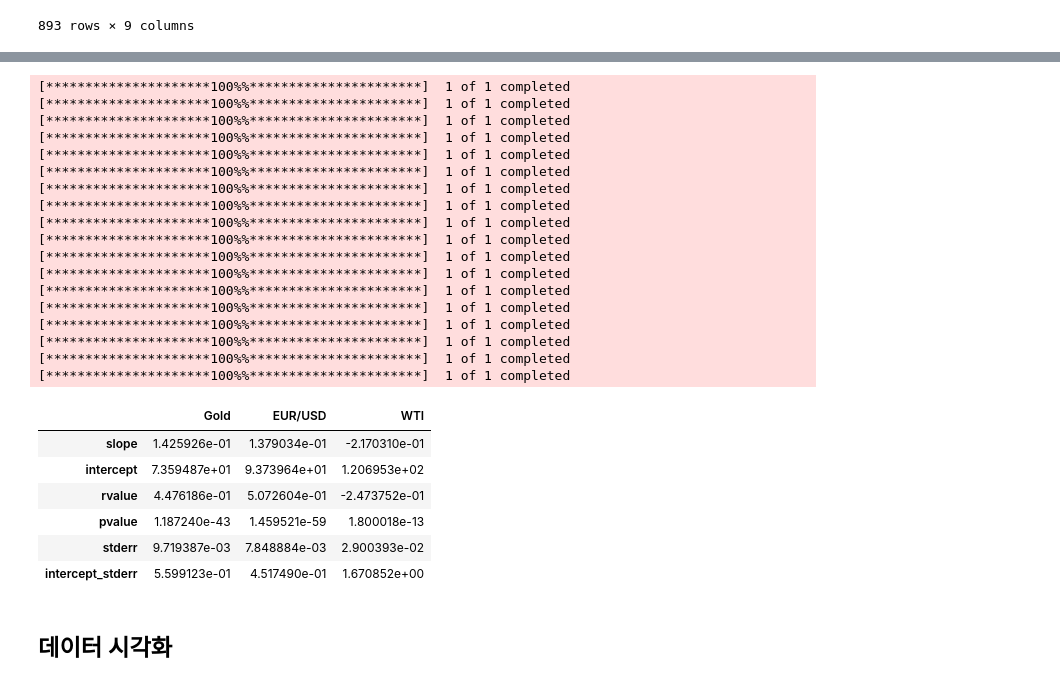
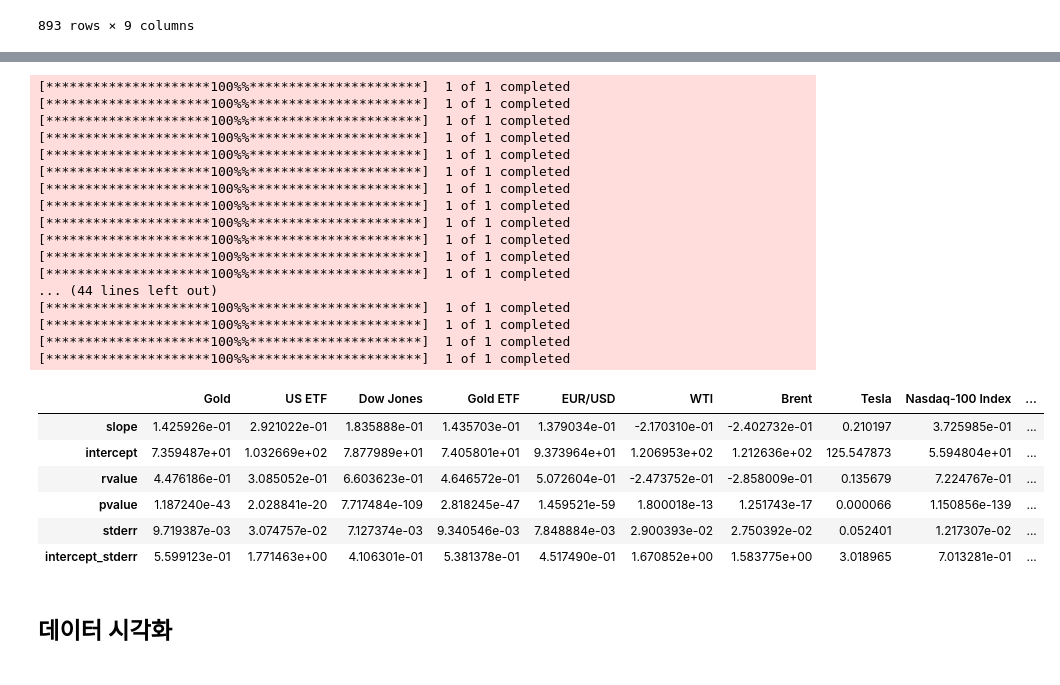
Before and after one commit to Ahram-Jeong/data-analysis-project, a Jupyter notebook: notebooks/BitcoinDataAnalysisV2_2021_2024.ipynb, the cells around one changed output, grey strips where cells are left out. Cells and saved outputs as stored; diff of their text form; code cells hidden in the pictures.

```diff
--- a/notebooks/BitcoinDataAnalysisV2_2021_2024.ipynb
+++ b/notebooks/BitcoinDataAnalysisV2_2021_2024.ipynb
@@ -168,38 +179,46 @@ ticker
 # %%
 # 선형 회귀 계수 산출
+# 안전 자산, 안정적 자산
 gold_lin = lin_data(gold, start_date, end_date)
+us_etf_lin = lin_data("TLT", start_date, end_date)
+dj_lin = lin_data("^DJI", start_date, end_date)
+gold_etf_lin = lin_data("GLD", start_date, end_date)
 usd_lin = lin_data(usd, start_date, end_date)
+# 위험 자산
 wti_lin = lin_data(wti, start_date, end_date)
+brent_lin = lin_data("BZ=F", start_date, end_date)
+tsla_lin = lin_data("TSLA", start_date, end_date)
+nasdq_lin = lin_data("QQQ", start_date, end_date)
+em_etf_lin = lin_data("EEM", start_date, end_date)
 
-df_lin = pd.concat([gold_lin, usd_lin, wti_lin], axis = 1)
-df_lin.columns = ["Gold", "EUR/USD", "WTI"]
+df_lin = pd.concat([gold_lin, us_etf_lin, dj_lin, gold_etf_lin, usd_lin, wti_lin, brent_lin, tsla_lin, nasdq_lin, em_etf_lin], axis = 1)
+df_lin.columns = ["Gold", "US ETF", "Dow Jones", "Gold ETF", "EUR/USD", "WTI", "Brent", "Tesla", "Nasdaq-100 Index", "Emerging Markets ETF"]
 df_lin
 # %% [output]
 [*********************100%%**********************]  1 of 1 completed
 [*********************100%%**********************]  1 of 1 completed
 [*********************100%%**********************]  1 of 1 completed
 [*********************100%%**********************]  1 of 1 completed
 [*********************100%%**********************]  1 of 1 completed
 [*********************100%%**********************]  1 of 1 completed
 [*********************100%%**********************]  1 of 1 completed
 [*********************100%%**********************]  1 of 1 completed
 [*********************100%%**********************]  1 of 1 completed
 [*********************100%%**********************]  1 of 1 completed
 [*********************100%%**********************]  1 of 1 completed
 [*********************100%%**********************]  1 of 1 completed
+... (44 lines left out)
 [*********************100%%**********************]  1 of 1 completed
 [*********************100%%**********************]  1 of 1 completed
 [*********************100%%**********************]  1 of 1 completed
 [*********************100%%**********************]  1 of 1 completed
-[*********************100%%**********************]  1 of 1 completed
-[*********************100%%**********************]  1 of 1 completed
-|  | Gold | EUR/USD | WTI |
-| slope | 1.425926e-01 | 1.379034e-01 | -2.170310e-01 |
-| intercept | 7.359487e+01 | 9.373964e+01 | 1.206953e+02 |
-| rvalue | 4.476186e-01 | 5.072604e-01 | -2.473752e-01 |
-| pvalue | 1.187240e-43 | 1.459521e-59 | 1.800018e-13 |
-| stderr | 9.719387e-03 | 7.848884e-03 | 2.900393e-02 |
-| intercept_stderr | 5.599123e-01 | 4.517490e-01 | 1.670852e+00 |
+|  | Gold | US ETF | Dow Jones | Gold ETF | EUR/USD | WTI | Brent | Tesla | Nasdaq-100 Index | ... |
+| slope | 1.425926e-01 | 2.921022e-01 | 1.835888e-01 | 1.435703e-01 | 1.379034e-01 | -2.170310e-01 | -2.402732e-01 | 0.210197 | 3.725985e-01 | ... |
+| intercept | 7.359487e+01 | 1.032669e+02 | 7.877989e+01 | 7.405801e+01 | 9.373964e+01 | 1.206953e+02 | 1.212636e+02 | 125.547873 | 5.594804e+01 | ... |
+| rvalue | 4.476186e-01 | 3.085052e-01 | 6.603623e-01 | 4.646572e-01 | 5.072604e-01 | -2.473752e-01 | -2.858009e-01 | 0.135679 | 7.224767e-01 | ... |
+| pvalue | 1.187240e-43 | 2.028841e-20 | 7.717484e-109 | 2.818245e-47 | 1.459521e-59 | 1.800018e-13 | 1.251743e-17 | 0.000066 | 1.150856e-139 | ... |
+| stderr | 9.719387e-03 | 3.074757e-02 | 7.127374e-03 | 9.340546e-03 | 7.848884e-03 | 2.900393e-02 | 2.750392e-02 | 0.052401 | 1.217307e-02 | ... |
+| intercept_stderr | 5.599123e-01 | 1.771463e+00 | 4.106301e-01 | 5.381378e-01 | 4.517490e-01 | 1.670852e+00 | 1.583775e+00 | 3.018965 | 7.013281e-01 | ... |
 # %% [markdown]
 ## 데이터 시각화
 # %%
```
Also changed, not shown: parts of 4 cells of this notebook, 1 other file.
